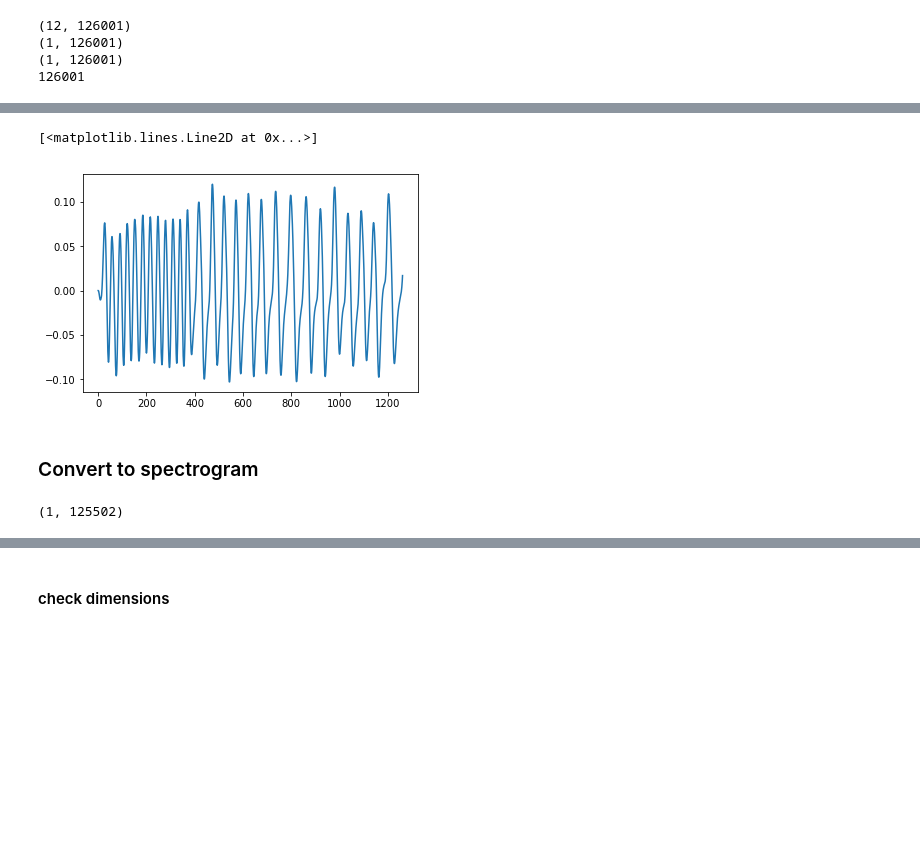
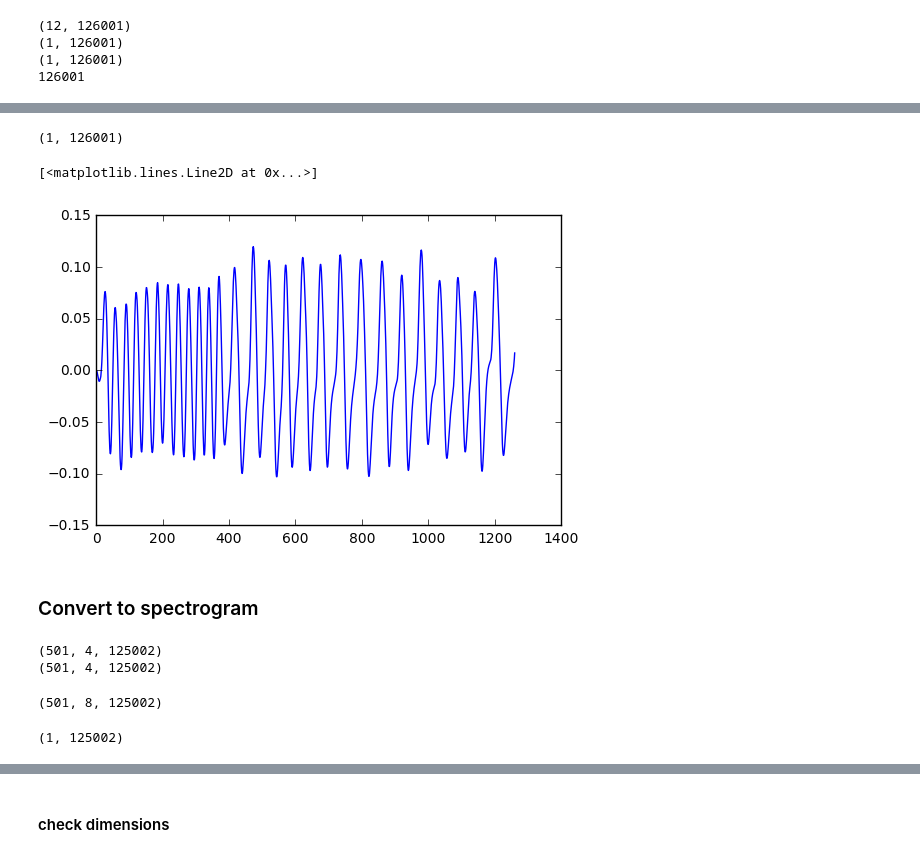
Before and after one commit to voxxys/dl_sandbox, a Jupyter notebook: ecog/New_Spec.ipynb, the cells around one changed output, grey strips where cells are left out. Saved outputs shown, nothing was run; the diff lists cells and outputs as text; code cells hidden in the pictures; blank space fills up the shorter version.

```diff
--- a/ecog/New_Spec.ipynb
+++ b/ecog/New_Spec.ipynb
@@ -62,9 +62,10 @@ plt.plot(raw_acc[0,::100])
 # %%
 raw_acc_f = butter_bandpass_filter(raw_acc, 0.1, 1, sampling_rate, order=3, how_to_filt = 'separately')
-raw_acc_f.shape
+print(raw_acc_f.shape)
 plt.plot(raw_acc_f[0,::100])
 # %% [output]
-[<matplotlib.lines.Line2D at 0x...>]
+(1, 126001)
+[<matplotlib.lines.Line2D at 0x...>]
-[figure, old version]
+[figure, new version]
 # %% [markdown]
 ### Convert to spectrogram
@@ -73,10 +80,22 @@ f, t, raw_data_spec = signal.spectrogram(raw_data[4:8,:].T, fs=2000, nperseg=500
-# %%
-raw_acc_f_spec = raw_acc_f[:,499:]
-raw_acc_f_spec.shape
-# %% [output]
-(1, 125502)
+# %%
+print(raw_data_spec_1.shape)
+print(raw_data_spec_2.shape)
+# %% [output]
+(501, 4, 125002)
+(501, 4, 125002)
+# %%
+raw_data_spec = np.concatenate((raw_data_spec_1,raw_data_spec_2),axis=1)
+print(raw_data_spec.shape)
+# %% [output]
+(501, 8, 125002)
 # %%
 raw_data_spec = abs(raw_data_spec)
 raw_data_spec = np.swapaxes(raw_data_spec,1,2)
 raw_data_spec = raw_data_spec[:50,:,:]
 f = f[:50]
+# %%
+raw_acc_f_spec = raw_acc_f[:,noverlap:]
+#raw_acc_f_spec = raw_acc_f[:,noverlap:-1:step]
+raw_acc_f_spec.shape
+# %% [output]
+(1, 125002)
```
Also changed, not shown: parts of 28 cells of this notebook, 1 other file.
